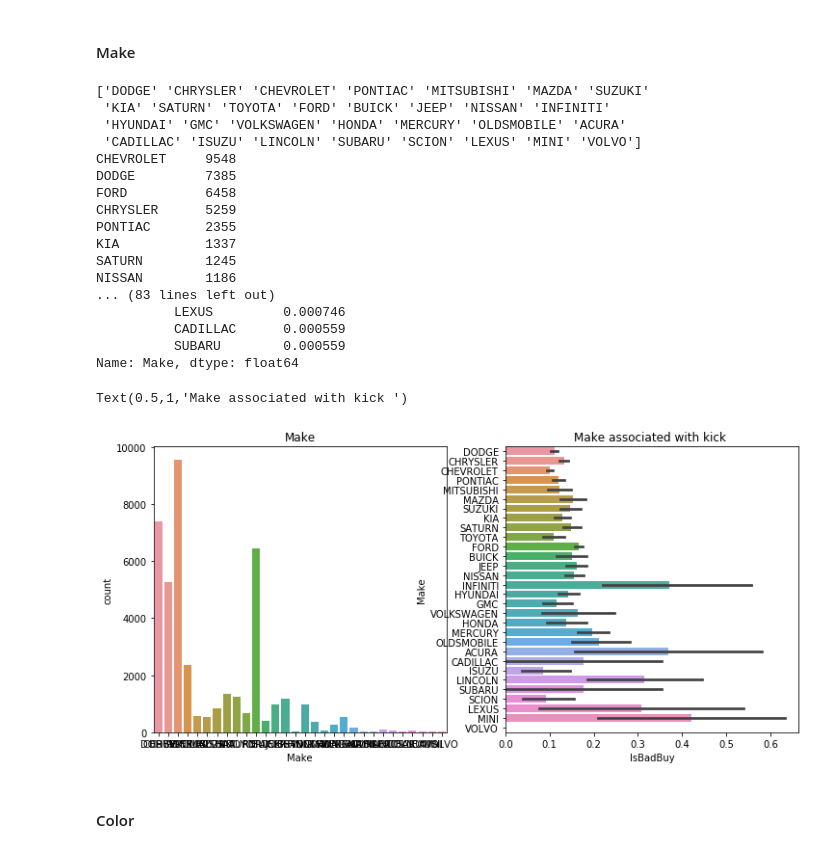
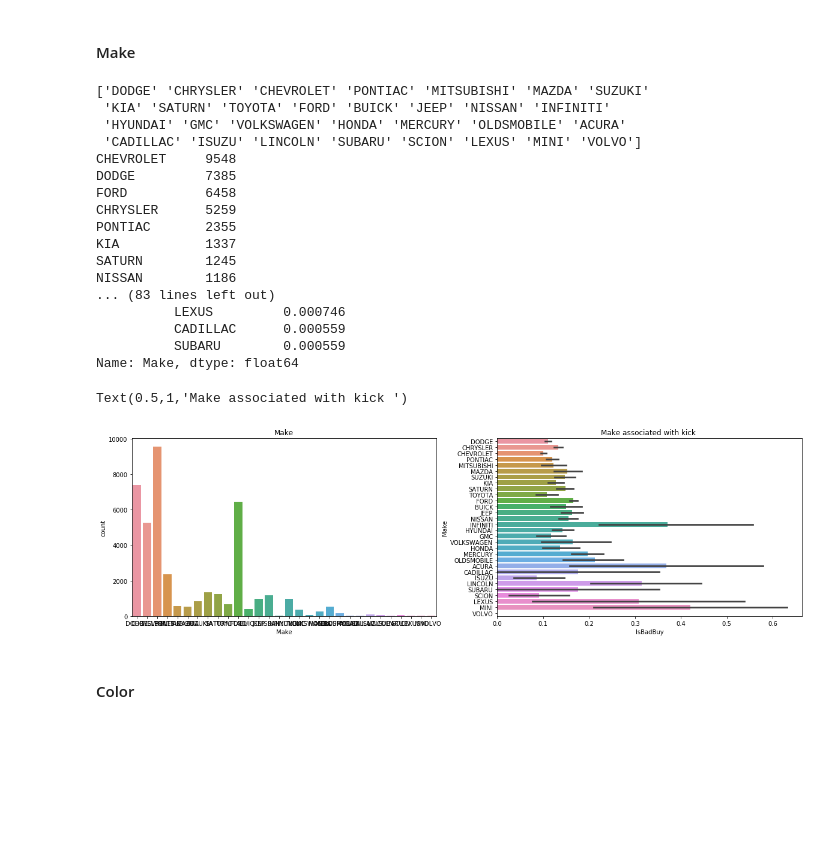
Before and after one commit to kminu/IFN_645, a Jupyter notebook: IFN_645_draft/IFN_645_mary/DMProj1_mary.ipynb, the cells around one changed output. Drawn from its saved outputs; the diff is of its cells as text; code cells hidden in the pictures; blank space fills up the shorter version.

```diff
--- a/IFN_645_draft/IFN_645_mary/DMProj1_mary.ipynb
+++ b/IFN_645_draft/IFN_645_mary/DMProj1_mary.ipynb
@@ -159,35 +165,35 @@ print(df1['Make'].value_counts())
 
 print("\n\nNormalised count (percentage) of Make with kick value prediction")
 print(df.groupby(['IsBadBuy'])['Make'].value_counts(normalize=True))
 
-plt.figure(figsize=(12,12))
+plt.figure(figsize=(20,12))
 plt.subplot(221)
 dg = sns.countplot(data=df1, x='Make')
 plt.title("Make")
 
 plt.subplot(222)
 dg = sns.barplot(data=df1, y='Make', x='IsBadBuy', )
 plt.title("Make associated with kick ")
 # %% [output]
 ['DODGE' 'CHRYSLER' 'CHEVROLET' 'PONTIAC' 'MITSUBISHI' 'MAZDA' 'SUZUKI'
  'KIA' 'SATURN' 'TOYOTA' 'FORD' 'BUICK' 'JEEP' 'NISSAN' 'INFINITI'
  'HYUNDAI' 'GMC' 'VOLKSWAGEN' 'HONDA' 'MERCURY' 'OLDSMOBILE' 'ACURA'
  'CADILLAC' 'ISUZU' 'LINCOLN' 'SUBARU' 'SCION' 'LEXUS' 'MINI' 'VOLVO']
 CHEVROLET     9548
 DODGE         7385
 FORD          6458
 CHRYSLER      5259
 PONTIAC       2355
 KIA           1337
 SATURN        1245
 NISSAN        1186
 ... (83 lines left out)
           LEXUS         0.000746
           CADILLAC      0.000559
           SUBARU        0.000559
 Name: Make, dtype: float64
 Text(0.5,1,'Make associated with kick ')
-[figure, old version]
+[figure, new version]
 # %% [markdown]
 #### Color
 # %%
```
Also changed, not shown: parts of 13 cells of this notebook, 3 other files.
